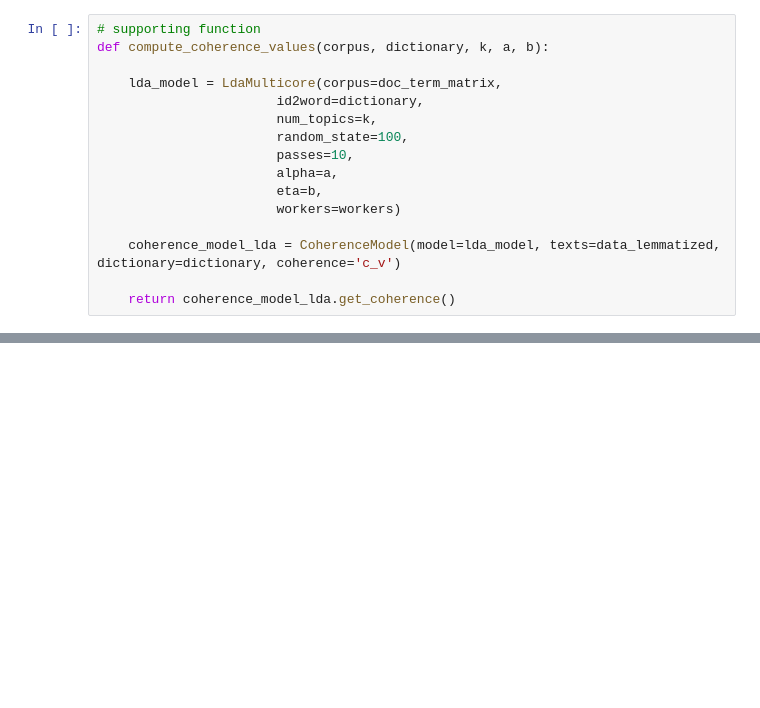
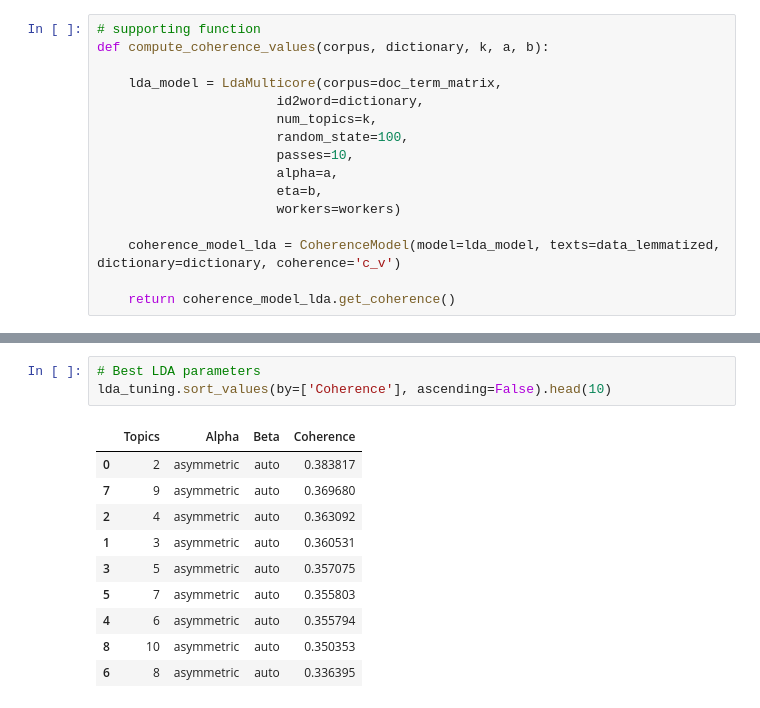
Before and after one commit to hjiangAnthony/nlp_AI_news_anlaysis, a Jupyter notebook: Scripts/nlp_final_2_01_LDA.ipynb, the cells around one changed output, grey strips where cells are left out. Drawn from its saved outputs; the diff is of its cells as text; blank space fills up the shorter version.

```diff
--- a/Scripts/nlp_final_2_01_LDA.ipynb
+++ b/Scripts/nlp_final_2_01_LDA.ipynb
@@ -280,0 +434,14 @@ def compute_coherence_values(corpus, dictionary, k, a, b):
+# %%
+# Best LDA parameters
+lda_tuning.sort_values(by=['Coherence'], ascending=False).head(10)
+# %% [output]
+|  | Topics | Alpha | Beta | Coherence |
+| 0 | 2 | asymmetric | auto | 0.383817 |
+| 7 | 9 | asymmetric | auto | 0.369680 |
+| 2 | 4 | asymmetric | auto | 0.363092 |
+| 1 | 3 | asymmetric | auto | 0.360531 |
+| 3 | 5 | asymmetric | auto | 0.357075 |
+| 5 | 7 | asymmetric | auto | 0.355803 |
+| 4 | 6 | asymmetric | auto | 0.355794 |
+| 8 | 10 | asymmetric | auto | 0.350353 |
+| 6 | 8 | asymmetric | auto | 0.336395 |
```
Also changed, not shown: parts of 22 cells of this notebook.
